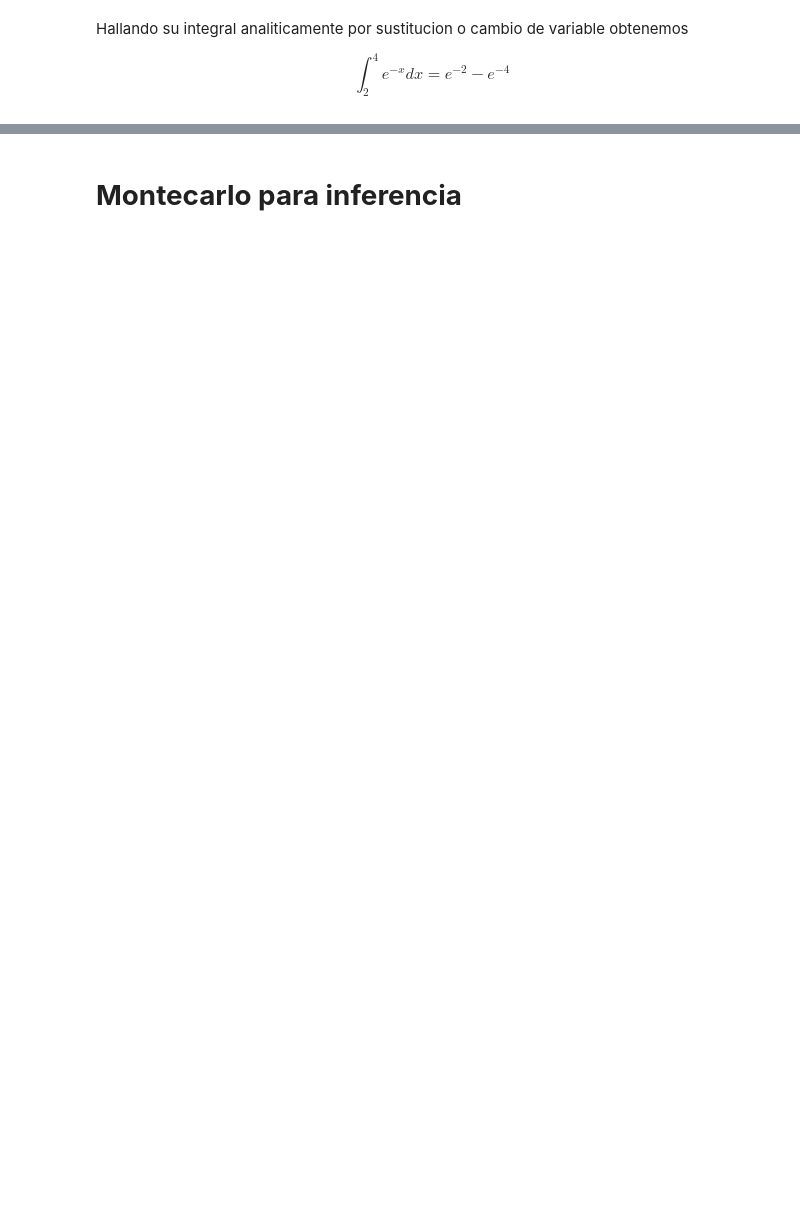
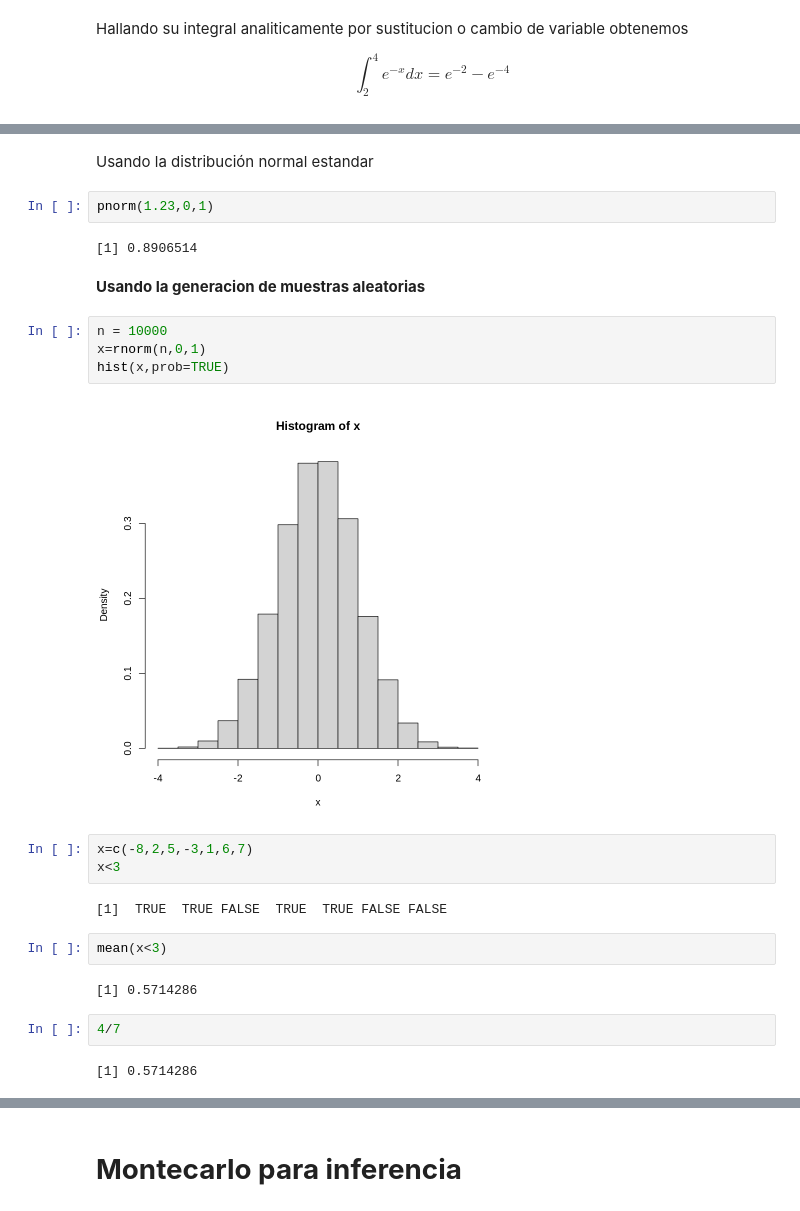
Before and after one commit to ALdoMartineCh16/Analisis-Exploratorio-de-Datos-Espaciales, a Jupyter notebook: SESION_14_AEDE_METODO_DE_MONTECARLO.ipynb, the cells around one changed output, grey strips where cells are left out. Cells and saved outputs as stored; diff of their text form; blank space fills up the shorter version.

```diff
--- a/SESION_14_AEDE_METODO_DE_MONTECARLO.ipynb
+++ b/SESION_14_AEDE_METODO_DE_MONTECARLO.ipynb
@@ -267,0 +272,27 @@ Integral
+# %% [markdown]
+Usando la distribución normal estandar
+# %%
+pnorm(1.23,0,1)
+# %% [output]
+[1] 0.8906514
+# %% [markdown]
+**Usando la generacion de muestras aleatorias**
+# %%
+n = 10000
+x=rnorm(n,0,1)
+hist(x,prob=TRUE)
+# %% [output]
+[figure, added]
+# %%
+x=c(-8,2,5,-3,1,6,7)
+x<3
+# %% [output]
+[1]  TRUE  TRUE FALSE  TRUE  TRUE FALSE FALSE
+# %%
+mean(x<3)
+# %% [output]
+[1] 0.5714286
+# %%
+4/7
+# %% [output]
+[1] 0.5714286
```
Also changed, not shown: parts of 102 cells of this notebook.
